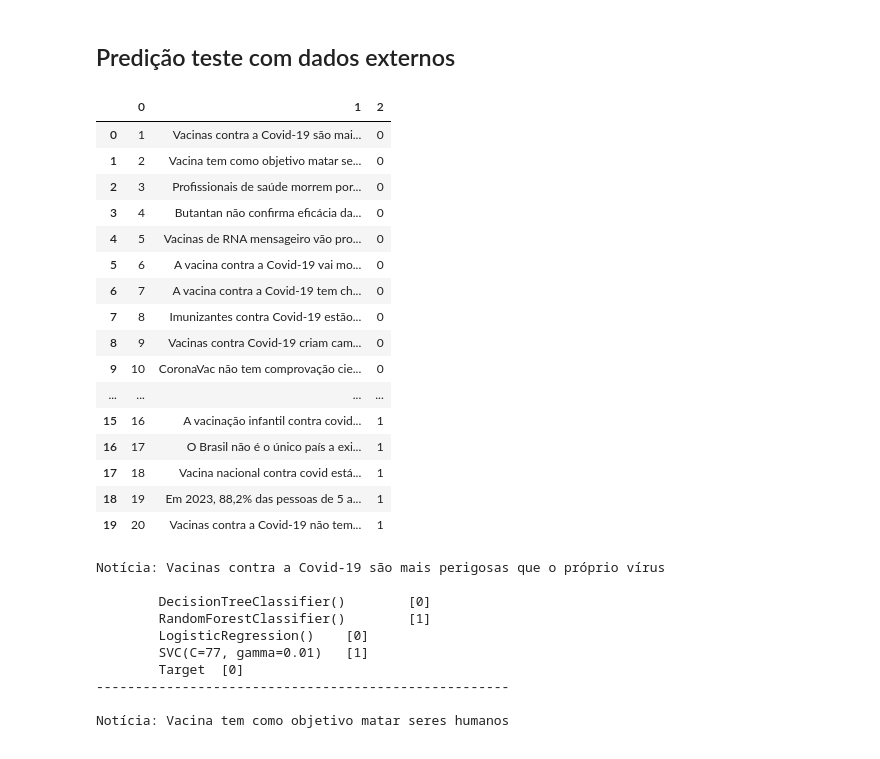
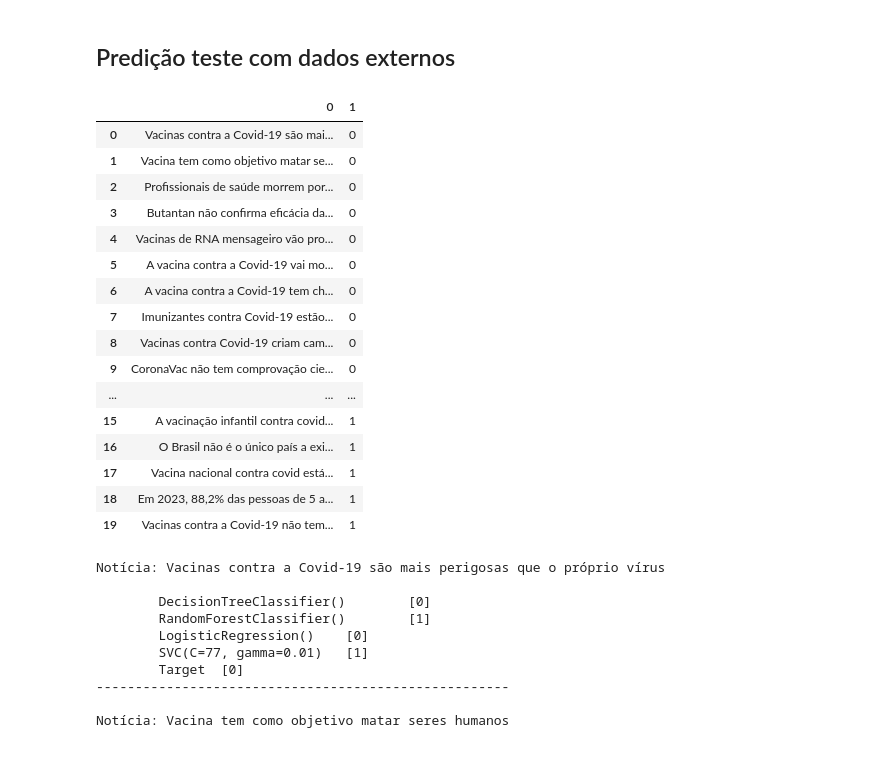
Before and after one commit to Thomazellinho/tcc_noticiasfalsas_ilum, a Jupyter notebook: tcc_2/teste_2.ipynb, the cells around one changed output. Saved outputs shown, nothing was run; the diff lists cells and outputs as text; code cells hidden in the pictures.

```diff
--- a/tcc_2/teste_2.ipynb
+++ b/tcc_2/teste_2.ipynb
@@ -228,25 +228,25 @@ ROC-AUC: 0.963
 ## Predição teste com dados externos
 # %%
 df_externo = pd.read_csv('../Notícias Fake e Verdadeiras.txt', header=None, sep='\t', on_bad_lines='skip')
-df_externo
+display(df_externo)
 # %% [output]
-|  | 0 | 1 | 2 |
-| 0 | 1 | Vacinas contra a Covid-19 são mai... | 0 |
-| 1 | 2 | Vacina tem como objetivo matar se... | 0 |
-| 2 | 3 | Profissionais de saúde morrem por... | 0 |
-| 3 | 4 | Butantan não confirma eficácia da... | 0 |
-| 4 | 5 | Vacinas de RNA mensageiro vão pro... | 0 |
-| 5 | 6 | A vacina contra a Covid-19 vai mo... | 0 |
-| 6 | 7 | A vacina contra a Covid-19 tem ch... | 0 |
-| 7 | 8 | Imunizantes contra Covid-19 estão... | 0 |
-| 8 | 9 | Vacinas contra Covid-19 criam cam... | 0 |
-| 9 | 10 | CoronaVac não tem comprovação cie... | 0 |
-| ... | ... | ... | ... |
-| 15 | 16 | A vacinação infantil contra covid... | 1 |
-| 16 | 17 | O Brasil não é o único país a exi... | 1 |
-| 17 | 18 | Vacina nacional contra covid está... | 1 |
-| 18 | 19 | Em 2023, 88,2% das pessoas de 5 a... | 1 |
-| 19 | 20 | Vacinas contra a Covid-19 não tem... | 1 |
+|  | 0 | 1 |
+| 0 | Vacinas contra a Covid-19 são mai... | 0 |
+| 1 | Vacina tem como objetivo matar se... | 0 |
+| 2 | Profissionais de saúde morrem por... | 0 |
+| 3 | Butantan não confirma eficácia da... | 0 |
+| 4 | Vacinas de RNA mensageiro vão pro... | 0 |
+| 5 | A vacina contra a Covid-19 vai mo... | 0 |
+| 6 | A vacina contra a Covid-19 tem ch... | 0 |
+| 7 | Imunizantes contra Covid-19 estão... | 0 |
+| 8 | Vacinas contra Covid-19 criam cam... | 0 |
+| 9 | CoronaVac não tem comprovação cie... | 0 |
+| ... | ... | ... |
+| 15 | A vacinação infantil contra covid... | 1 |
+| 16 | O Brasil não é o único país a exi... | 1 |
+| 17 | Vacina nacional contra covid está... | 1 |
+| 18 | Em 2023, 88,2% das pessoas de 5 a... | 1 |
+| 19 | Vacinas contra a Covid-19 não tem... | 1 |
 # %%
 stop_words = set(stopwords.words('portuguese'))
 
```
Also changed, not shown: parts of 9 cells of this notebook, 6 other files.
